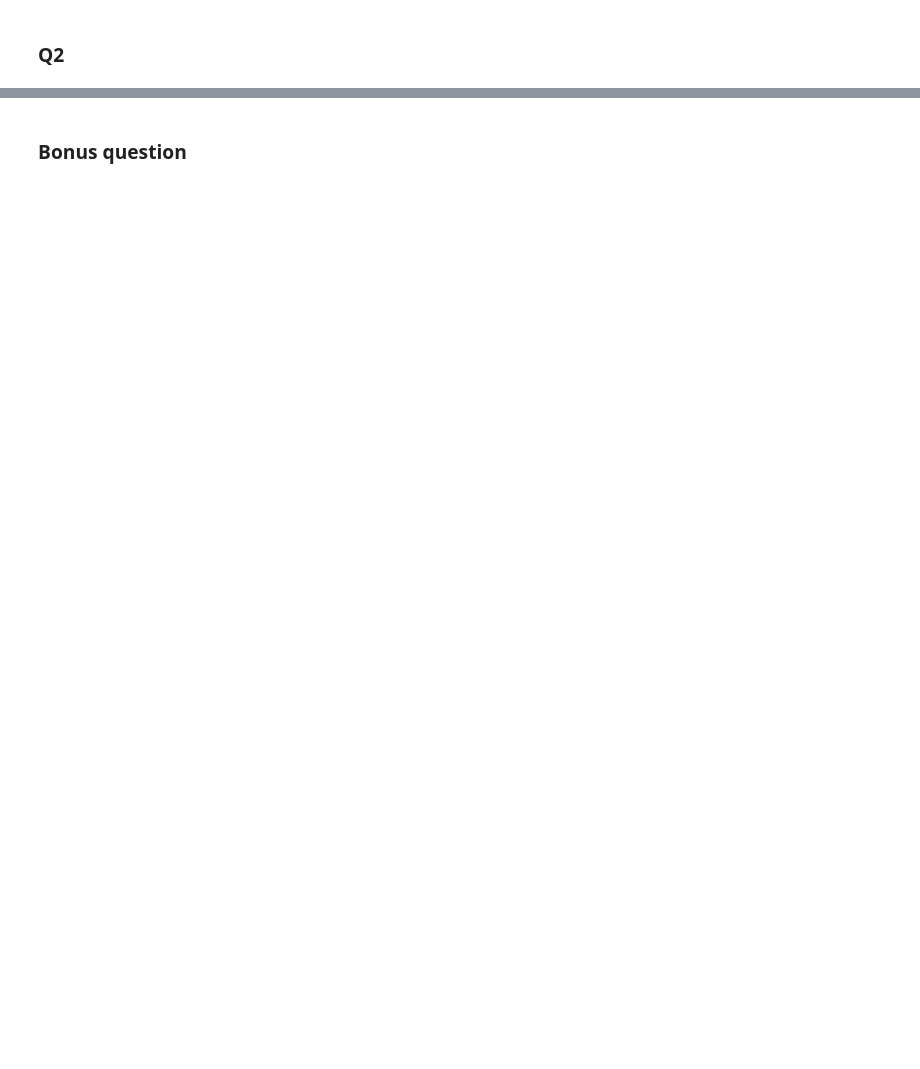
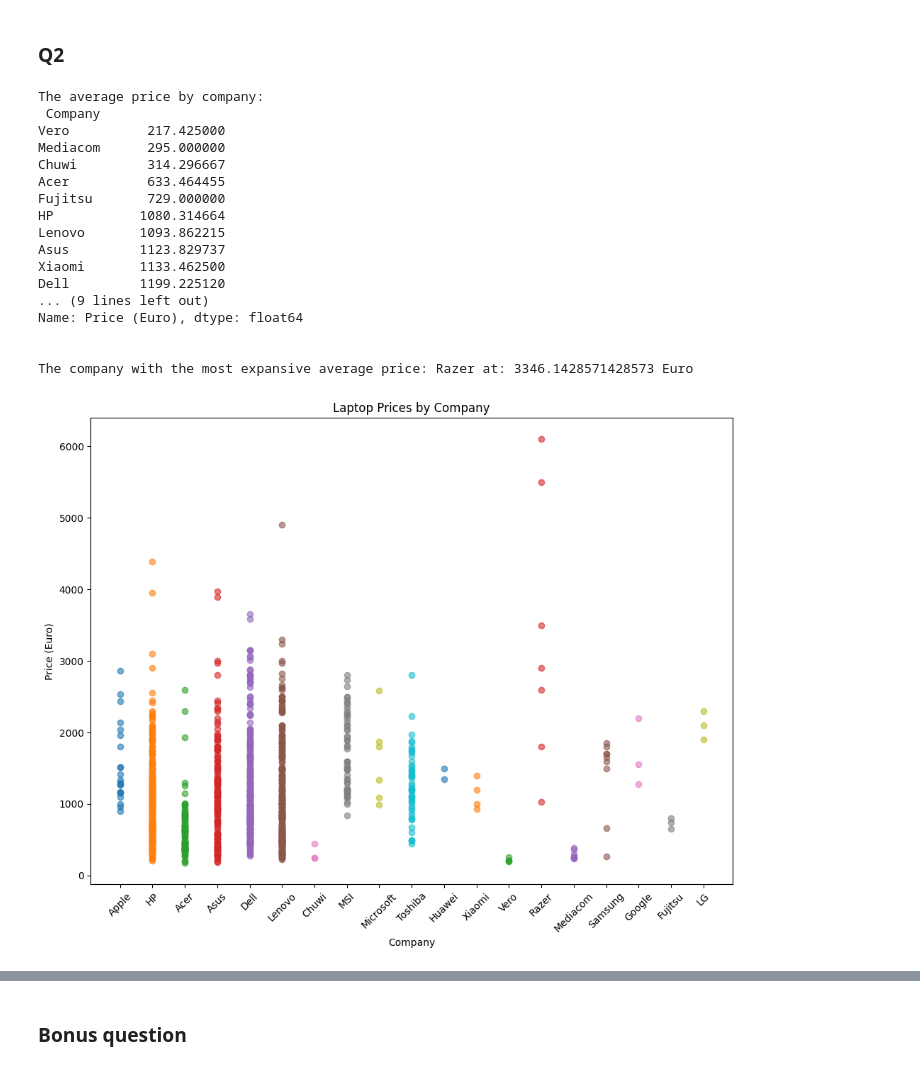
Before and after one commit to DaniilRein/miniproject1, a Jupyter notebook: mini_project1.ipynb, the cells around one changed output, grey strips where cells are left out. Saved outputs shown, nothing was run; the diff lists cells and outputs as text; code cells hidden in the pictures; blank space fills up the shorter version.

```diff
--- a/mini_project1.ipynb
+++ b/mini_project1.ipynb
@@ -108,0 +170,51 @@ data = 'laptop_price - dataset.csv'
+# %%
+import pandas as pd
+import numpy as np
+import matplotlib.pyplot as plt
+
+# Load data
+data = pd.read_csv('laptop_price - dataset.csv')
+
+# Scatter plot: prices vs. manufacturers
+plt.figure(figsize=(10, 8))
+for Company in data['Company'].unique():
+    subset = data[data['Company'] == Company]
+    plt.scatter([Company] * len(subset), subset['Price (Euro)'], alpha=0.6, label=Company)
+
+# Calculate and print the average price of each company in order
+average_prices = data.groupby('Company')['Price (Euro)'].mean().sort_values()
+print("The average price by company:\n", average_prices)
+print("\n")
+
+# Find and print the company with the most expansive average price
+most_expansive_average = average_prices.max()
+most_expansive_company = average_prices.idxmax()
+print("The company with the most expansive average price:", most_expansive_company, "at:", most_expansive_average, "Euro")
+print("\n")
+
+# Customize the plot
+plt.title('Laptop Prices by Company')
+plt.xlabel('Company')
+plt.ylabel('Price (Euro)')
+plt.xticks(rotation=45)
+plt.tight_layout()
+plt.show()
+# %% [output]
+The average price by company:
+ Company
+Vero          217.425000
+Mediacom      295.000000
+Chuwi         314.296667
+Acer          633.464455
+Fujitsu       729.000000
+HP           1080.314664
+Lenovo       1093.862215
+Asus         1123.829737
+Xiaomi       1133.462500
+Dell         1199.225120
+... (9 lines left out)
+Name: Price (Euro), dtype: float64
+
+
+The company with the most expansive average price: Razer at: 3346.1428571428573 Euro
+[figure, added]
```
Also changed, not shown: parts of 9 cells of this notebook, 2 other files.
